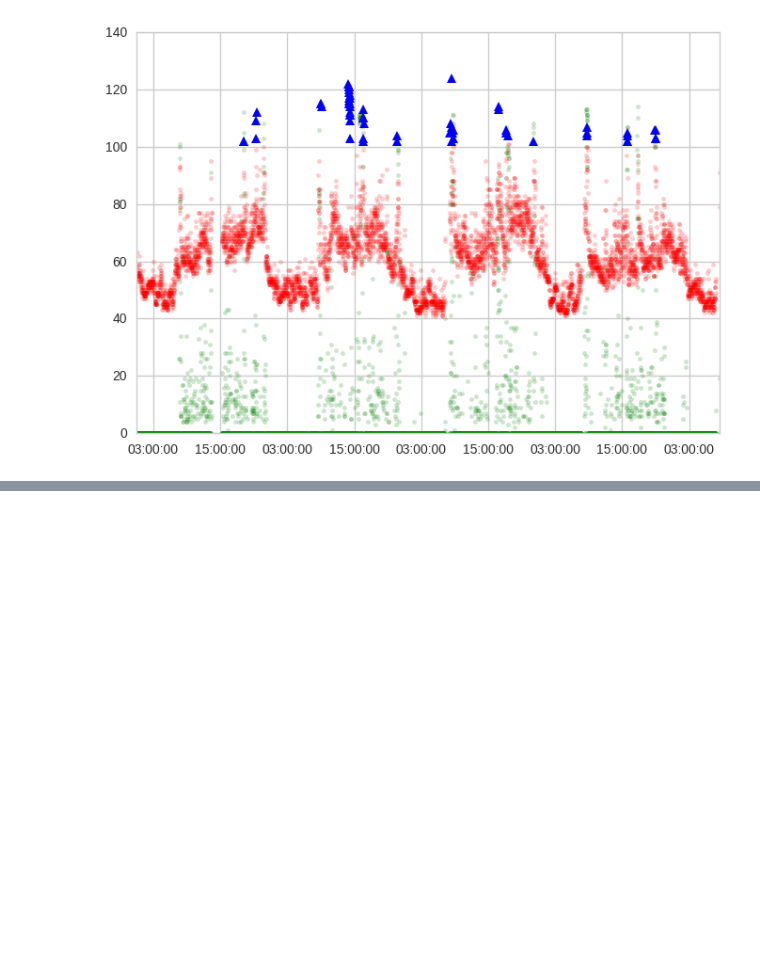
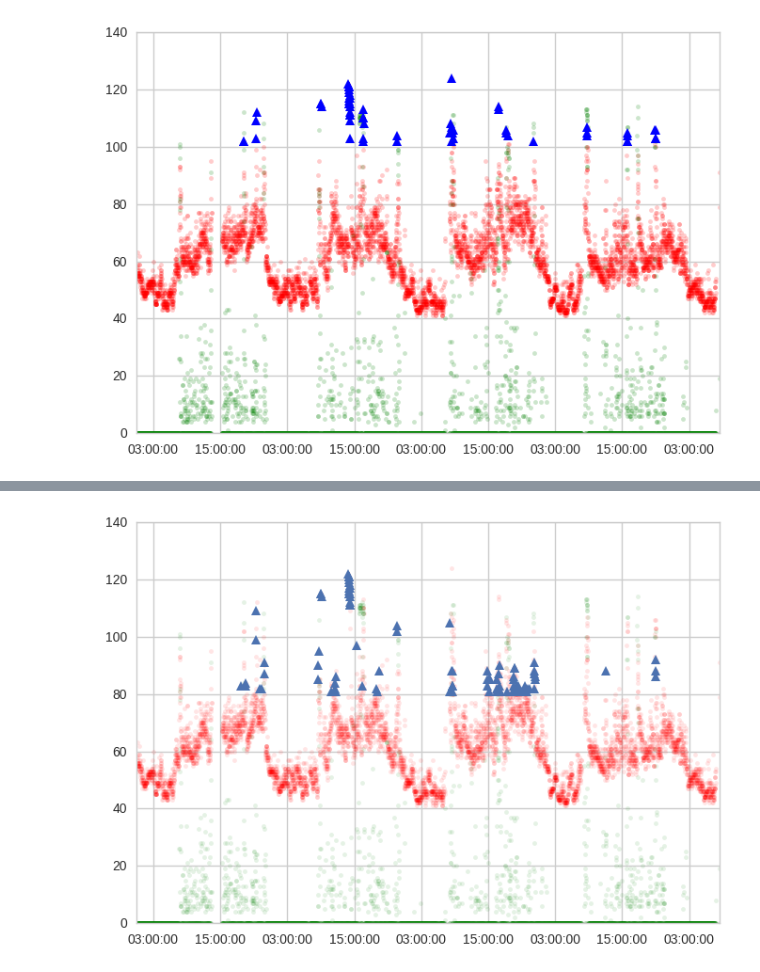
Before and after one commit to brycemcd/heart-rate-analysis, a Jupyter notebook: BAM-2016-12-29-combine-heart-step-EDA-one-query.ipynb, the cells around one changed output, grey strips where cells are left out. Cells and saved outputs as stored; diff of their text form; code cells hidden in the pictures; blank space fills up the shorter version.

Commit message:
Looks at ratio of steps to heart rate and graphs extremes

```diff
--- a/BAM-2016-12-29-combine-heart-step-EDA-one-query.ipynb
+++ b/BAM-2016-12-29-combine-heart-step-EDA-one-query.ipynb
@@ -159,3 +158,9 @@ plt.plot(extreme_heart['heart_dttm'], extreme_heart['bpm'], 'b^')
 plt.show()
 # %% [output]
 [figure]
+# %%
+extreme_heart = comb_journals.copy()
+extreme_heart = extreme_heart[ extreme_heart['bpm'] >= extreme_heart['bpm'].quantile(0.95) ]
+
+extreme_heart['beats_step_ratio'] = extreme_heart.apply( lambda eh: eh['bpm'] / (eh['steps'] + 1), axis=1 ) # +1 avoid div by zero problems
+extreme_heart.describe()
@@ -161,0 +177,10 @@ plt.show()
+# %%
+high_ratio = extreme_heart[ extreme_heart['beats_step_ratio'] >= extreme_heart['beats_step_ratio'].quantile(0.70) ]
+
+plt.plot(comb_journals['heart_dttm'], comb_journals['bpm'], 'r.', alpha=0.1)
+plt.plot(comb_journals['heart_dttm'], comb_journals['steps'], 'g.', alpha=0.1)
+
+plt.plot(high_ratio['heart_dttm'], high_ratio['bpm'], '^')
+plt.show()
+# %% [output]
+[figure, added]
```
Also changed, not shown: parts of 2 cells of this notebook.
